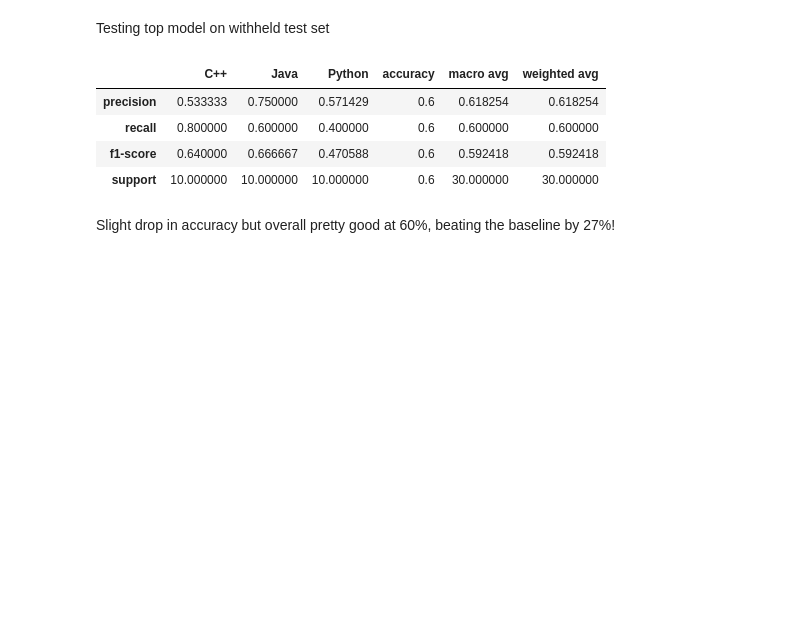
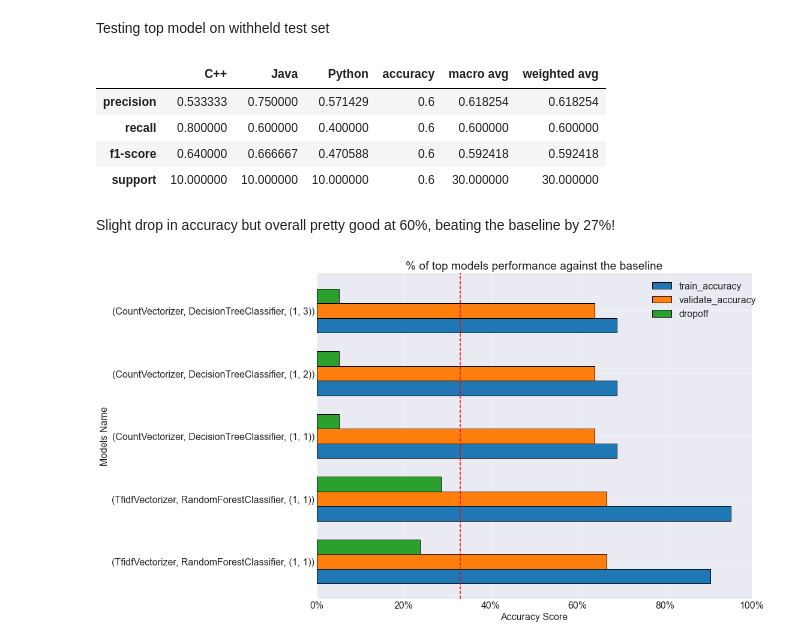
Before and after one commit to brandyn-oliver-jesse-nlp/github-readme-languages, a Jupyter notebook: final_notebook.ipynb, the cells around one changed output. Cells and saved outputs as stored; diff of their text form; code cells hidden in the pictures; blank space fills up the shorter version.

```diff
--- a/final_notebook.ipynb
+++ b/final_notebook.ipynb
@@ -165,3 +220,18 @@ pd.DataFrame(validate_class_report)
 | support | 10.000000 | 10.000000 | 10.000000 | 0.6 | 30.000000 | 30.000000 |
 # %% [markdown]
 Slight drop in accuracy but overall pretty good at 60%, beating the baseline by 27%!
+# %%
+#For now manually set the baseline
+baseline = 0.33
+#Plot the models to visualize the accuracy score
+#Need to switch 'dropoff' with test score
+results.sort_values(by=['validate_accuracy','dropoff'], ascending = [False, True]).head(5).plot.barh(stacked=False, width=0.7, ec='black')
+plt.title(f'% of top models performance against the baseline')
+plt.legend(bbox_to_anchor= (1.03,1))
+plt.axvline(baseline, c='red', linestyle = '--')
+plt.gca().xaxis.set_major_formatter(mpl.ticker.FuncFormatter('{:.0%}'.format))
+plt.ylabel('Models Name')
+plt.xlabel('Accuracy Score')
+plt.show()
+# %% [output]
+[figure, added]
```
Also changed, not shown: parts of 14 cells of this notebook.
